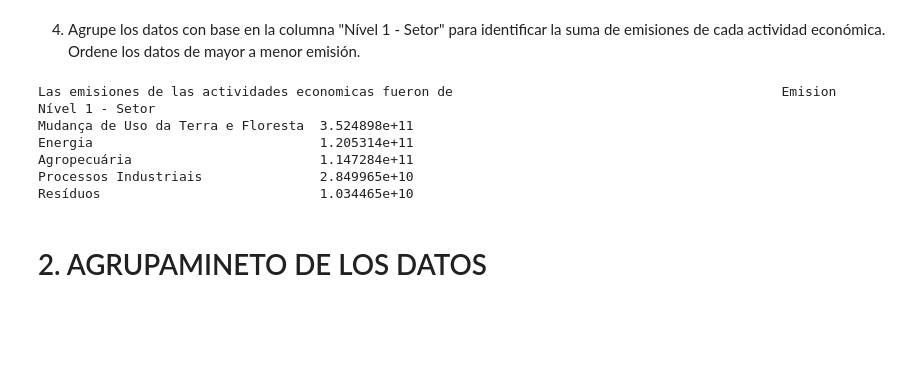
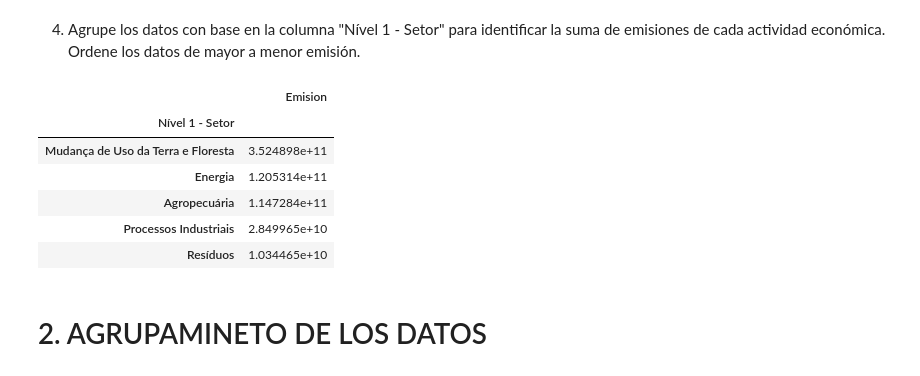
Before and after one commit to LejImkoaj/pandas_seleccionar_agrupar_datos, a Jupyter notebook: seleccion_agrupacion_de_datos.ipynb, the cells around one changed output. Drawn from its saved outputs; the diff is of its cells as text; code cells hidden in the pictures; blank space fills up the shorter version.

```diff
--- a/seleccion_agrupacion_de_datos.ipynb
+++ b/seleccion_agrupacion_de_datos.ipynb
@@ -279,15 +279,15 @@ emisiones_desafio[emisiones_desafio['Año']==2021].groupby('Nível 1 - Setor')[[
 4. Agrupe los datos con base en la columna "Nível 1 - Setor" para identificar la suma de emisiones de cada actividad económica. Ordene los datos de mayor a menor emisión.
 # %%
 suma_emisiones = emisiones_desafio.groupby('Nível 1 - Setor')[['Emision']].sum().sort_values('Emision', ascending=False)
-print(f'Las emisiones de las actividades economicas fueron de {suma_emisiones}')
+suma_emisiones
 # %% [output]
-Las emisiones de las actividades economicas fueron de                                          Emision
-Nível 1 - Setor
-Mudança de Uso da Terra e Floresta  3.524898e+11
-Energia                             1.205314e+11
-Agropecuária                        1.147284e+11
-Processos Industriais               2.849965e+10
-Resíduos                            1.034465e+10
+|  | Emision |
+| Nível 1 - Setor |  |
+| Mudança de Uso da Terra e Floresta | 3.524898e+11 |
+| Energia | 1.205314e+11 |
+| Agropecuária | 1.147284e+11 |
+| Processos Industriais | 2.849965e+10 |
+| Resíduos | 1.034465e+10 |
 # %% [markdown]
 # 2. AGRUPAMINETO DE LOS DATOS
 # %% [markdown]
```
Also changed, not shown: parts of 6 cells of this notebook.
